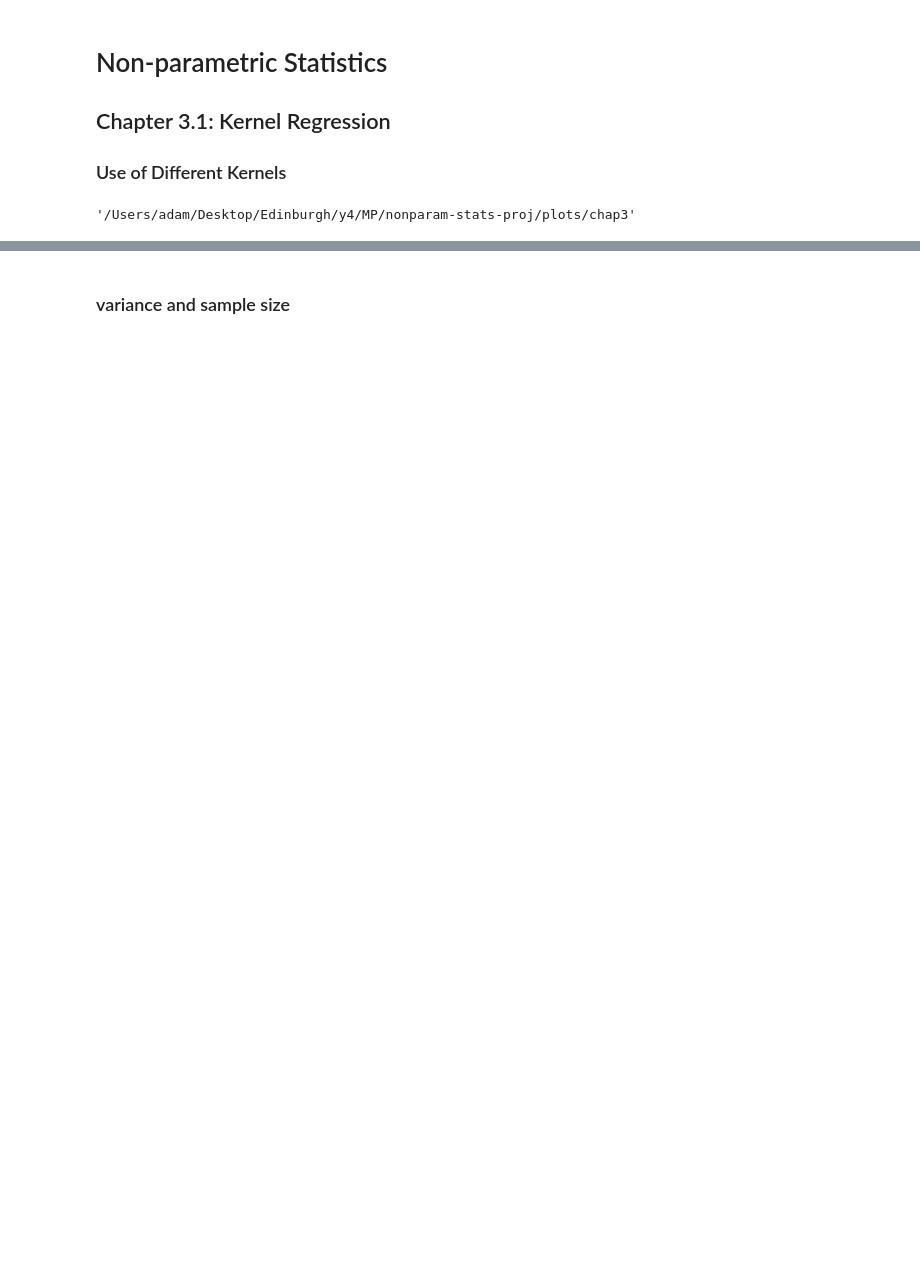
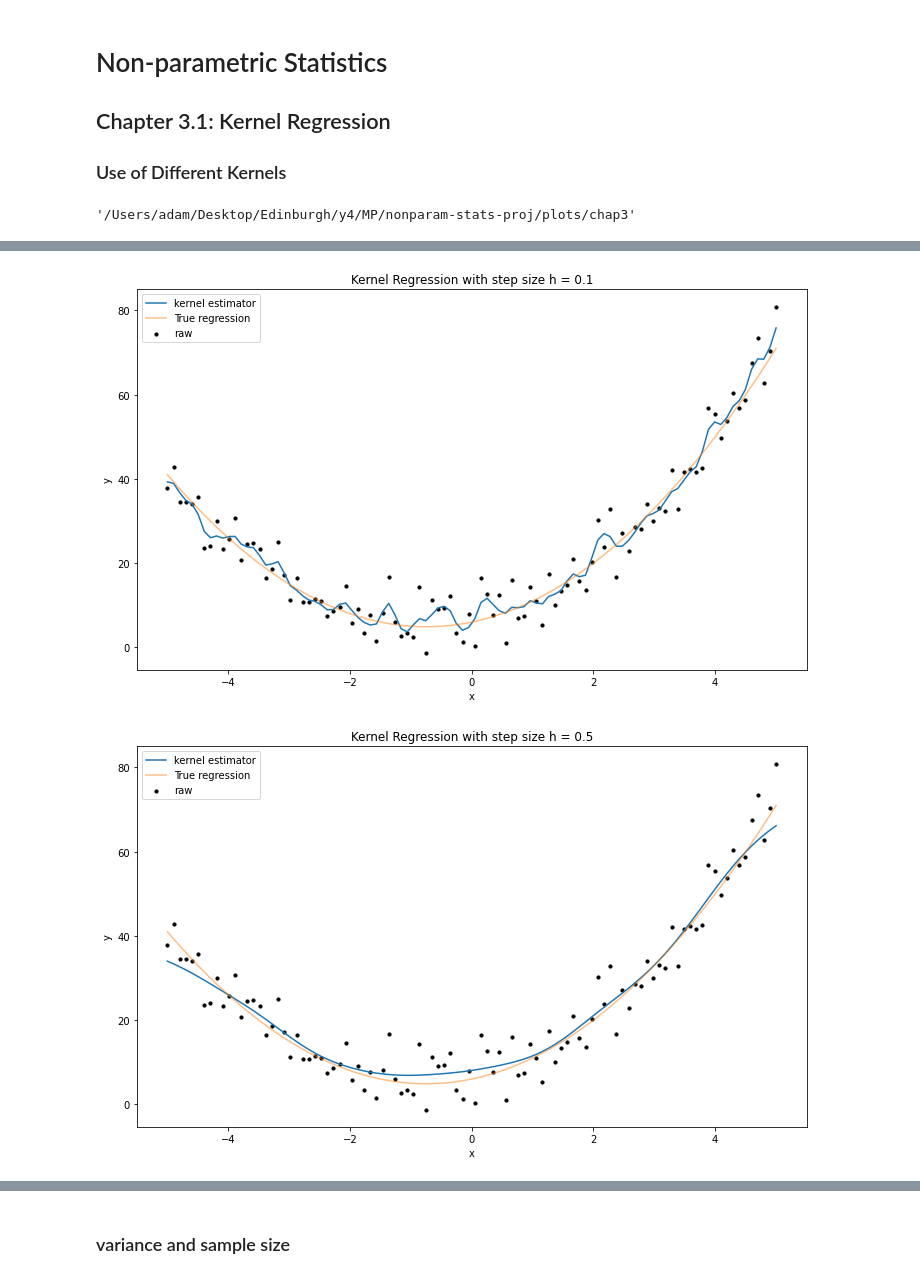
Before and after one commit to abalone88/nonparam-stats-proj, a Jupyter notebook: code/chp3-nonparam-regression/kernel_regression.ipynb, the cells around one changed output, grey strips where cells are left out. Saved outputs shown, nothing was run; the diff lists cells and outputs as text; code cells hidden in the pictures; blank space fills up the shorter version.

Commit message:
add variance sample size tradeoff code

```diff
--- a/code/chp3-nonparam-regression/kernel_regression.ipynb
+++ b/code/chp3-nonparam-regression/kernel_regression.ipynb
@@ -95,0 +96,25 @@ for kernel, name in zip(kernels, kernel_names):
+# %%
+# Individual plots for clearer visualisaiton
+
+hs = [0.1, 0.5, 1, 3, 5]
+step_size = ["h = 0.1", "h = 0.5", "h = 1", "h = 3", "h = 5"]
+
+
+for h, name in zip(hs, step_size):
+    plt.figure(figsize=(12, 7))
+    plt.scatter(x, data, label="raw", c="black", s=10)
+    plt.plot(x, custom_kr(data, gaussian_kernel, h, x), label=f'kernel estimator')
+
+    plt.plot(x, true, alpha=.5,label='True regression')
+
+    plt.title(f'Kernel Regression with step size {name}')
+    plt.xlabel('x')
+    plt.ylabel('y')
+    plt.legend()
+    plt.savefig(os.path.join(plots_folder, f"example-{name}-kr.png"))
+
+
+    plt.show()
+# %% [output]
+[figure, added]
+[figure, added]
```
Also changed, not shown: parts of 5 cells of this notebook.
